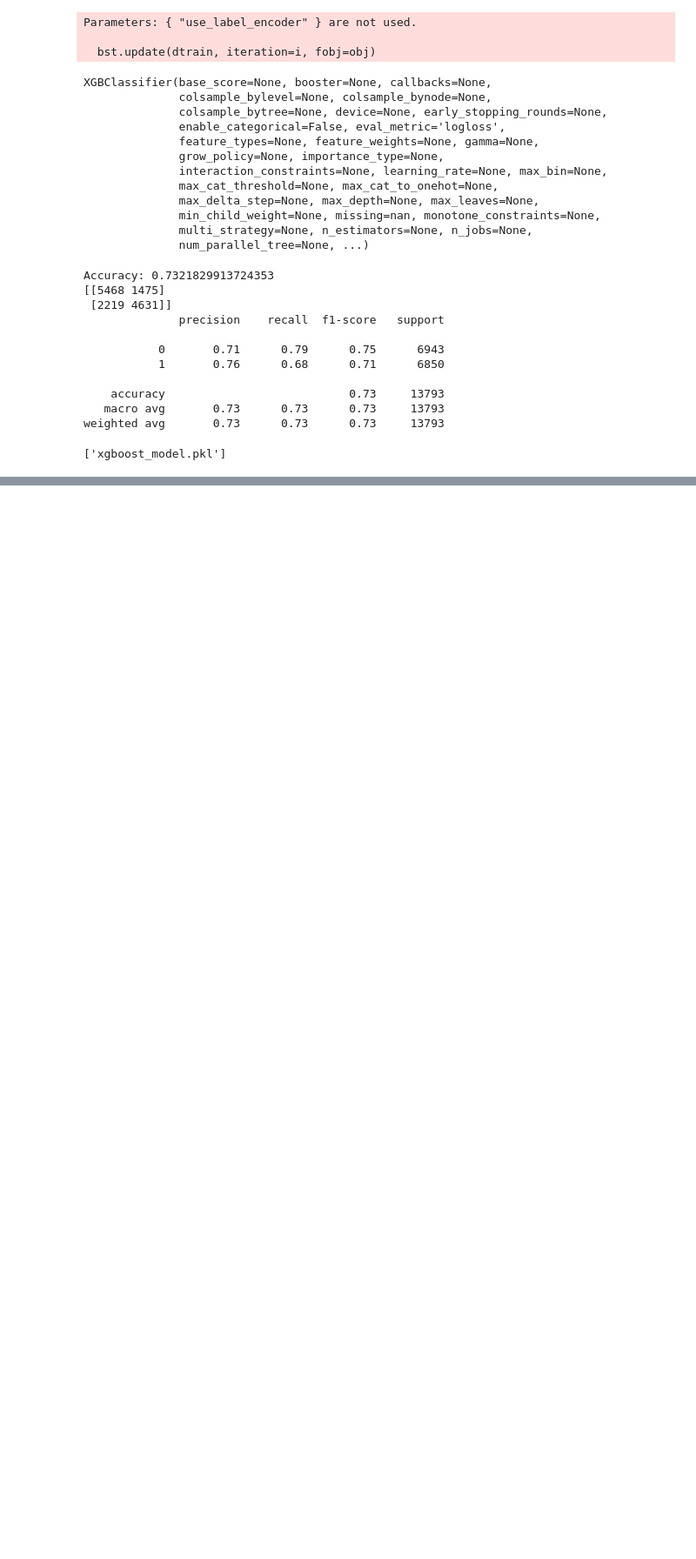
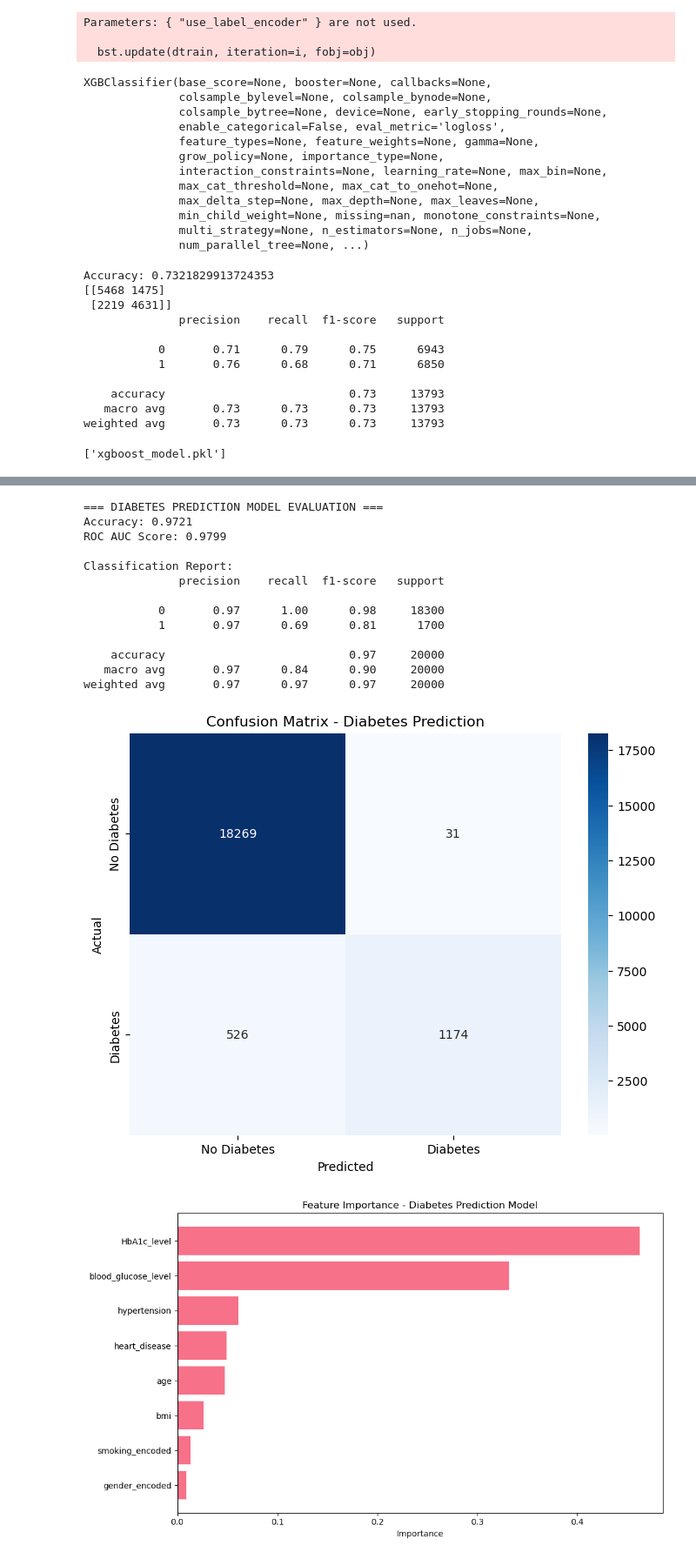
Before and after one commit to IAteNoodles/MedAssist, a Jupyter notebook: AI/ml_notebook.ipynb, the cells around one changed output, grey strips where cells are left out. Shown at 87% size. Saved outputs shown, nothing was run; the diff lists cells and outputs as text; code cells hidden in the pictures; blank space fills up the shorter version.

```diff
--- a/AI/ml_notebook.ipynb
+++ b/AI/ml_notebook.ipynb
@@ -108,0 +345,60 @@ joblib.dump(model, 'xgboost_model.pkl')
+# %%
+# Model Evaluation
+from sklearn.metrics import accuracy_score, classification_report, confusion_matrix, roc_auc_score, roc_curve
+
+# Calculate metrics
+accuracy = accuracy_score(y_test_diabetes, y_pred_diabetes)
+roc_auc = roc_auc_score(y_test_diabetes, y_pred_proba_diabetes)
+
+print("=== DIABETES PREDICTION MODEL EVALUATION ===")
+print(f"Accuracy: {accuracy:.4f}")
+print(f"ROC AUC Score: {roc_auc:.4f}")
+print("\nClassification Report:")
+print(classification_report(y_test_diabetes, y_pred_diabetes))
+
+# Confusion Matrix
+cm = confusion_matrix(y_test_diabetes, y_pred_diabetes)
+plt.figure(figsize=(8, 6))
+sns.heatmap(cm, annot=True, fmt='d', cmap='Blues',
+            xticklabels=['No Diabetes', 'Diabetes'],
+            yticklabels=['No Diabetes', 'Diabetes'])
+plt.title('Confusion Matrix - Diabetes Prediction')
+plt.ylabel('Actual')
+plt.xlabel('Predicted')
+plt.show()
+
+# Feature Importance
+feature_importance = diabetes_model.feature_importances_
+feature_names = X_diabetes.columns
+
+plt.figure(figsize=(10, 6))
+importance_df = pd.DataFrame({
+    'feature': feature_names,
+    'importance': feature_importance
+}).sort_values('importance', ascending=True)
+
+plt.barh(importance_df['feature'], importance_df['importance'])
+plt.title('Feature Importance - Diabetes Prediction Model')
+plt.xlabel('Importance')
+plt.tight_layout()
+plt.show()
+
+print("\nFeature Importance Rankings:")
+for i, (feature, importance) in enumerate(zip(importance_df['feature'][::-1], importance_df['importance'][::-1]), 1):
+    print(f"{i}. {feature}: {importance:.4f}")
+# %% [output]
+=== DIABETES PREDICTION MODEL EVALUATION ===
+Accuracy: 0.9721
+ROC AUC Score: 0.9799
+
+Classification Report:
+              precision    recall  f1-score   support
+
+           0       0.97      1.00      0.98     18300
+           1       0.97      0.69      0.81      1700
+
+    accuracy                           0.97     20000
+   macro avg       0.97      0.84      0.90     20000
+weighted avg       0.97      0.97      0.97     20000
+[figure, added]
+[figure, added]
```
Also changed, not shown: parts of 11 cells of this notebook.
